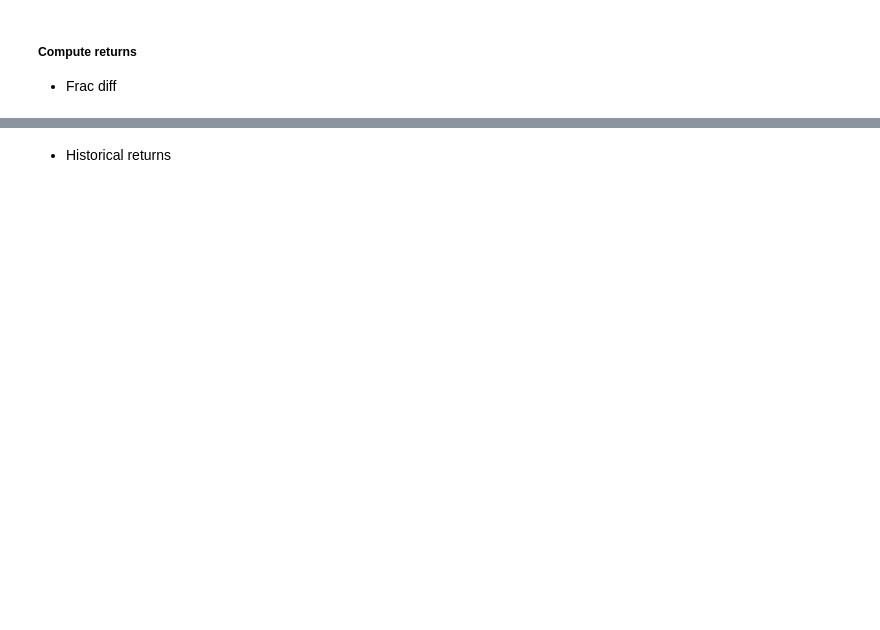
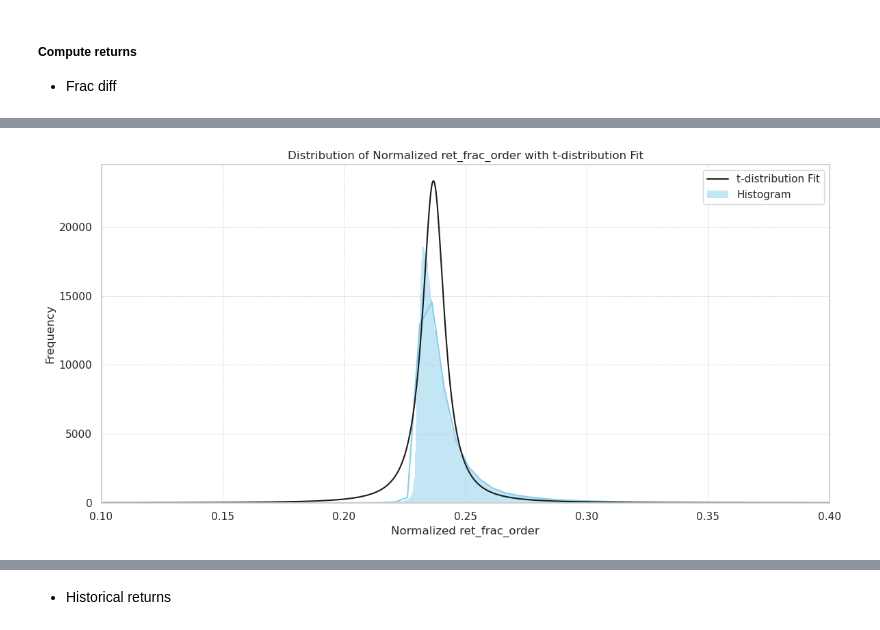
Before and after one commit to skhan61/QuantProject, a Jupyter notebook: 01_sample_selection.ipynb, the cells around one changed output, grey strips where cells are left out. Cells and saved outputs as stored; diff of their text form; code cells hidden in the pictures; blank space fills up the shorter version.

```diff
--- a/01_sample_selection.ipynb
+++ b/01_sample_selection.ipynb
@@ -299,0 +238,38 @@ data
+# %%
+from scipy.stats import t
+import numpy as np
+import matplotlib.pyplot as plt
+import seaborn as sns
+
+# Removing NaN values from 'ret_frac_order' for the analysis
+data_filtered = data['ret_frac_order'].dropna()
+
+# Normalize the data
+data_min = data_filtered.min()
+data_max = data_filtered.max()
+normalized_data = (data_filtered - data_min) / (data_max - data_min)
+
+# Fit a t-distribution to the data
+params = t.fit(normalized_data)
+
+# Plot the histogram of the data
+plt.figure(figsize=(12, 6))
+sns.histplot(normalized_data, bins="auto", kde=True, color="skyblue", label="Histogram")
+plt.title('Distribution of Normalized ret_frac_order with t-distribution Fit')
+plt.xlabel('Normalized ret_frac_order')
+plt.ylabel('Frequency')
+
+# Adjust the x-scale
+plt.xlim(0.1, 0.4)
+
+# Overlay the fitted t-distribution
+x = np.linspace(0.1, 0.4, 1000)
+pdf_fitted = t.pdf(x, *params)
+plt.plot(x, pdf_fitted * len(normalized_data) * (x[1] - x[0]), '-k', label="t-distribution Fit")
+
+plt.grid(True, which='both', linestyle='--', linewidth=0.5)
+plt.legend()
+plt.tight_layout()
+plt.show()
+# %% [output]
+[figure, added]
```
Also changed, not shown: parts of 25 cells of this notebook, 4 other files.
